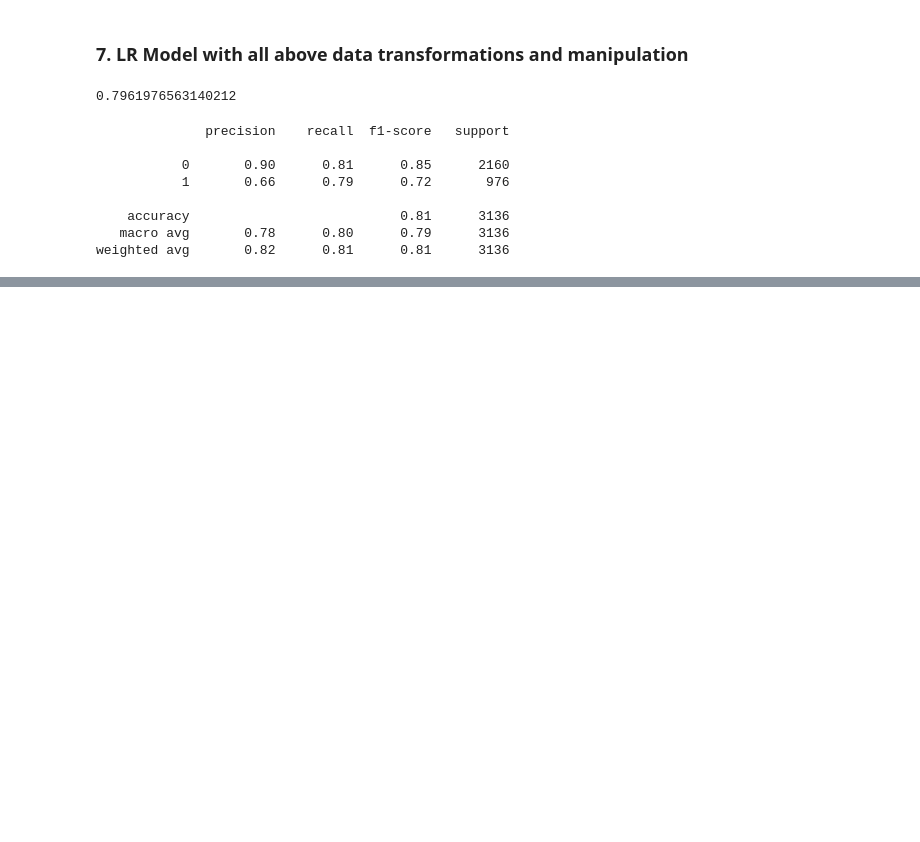
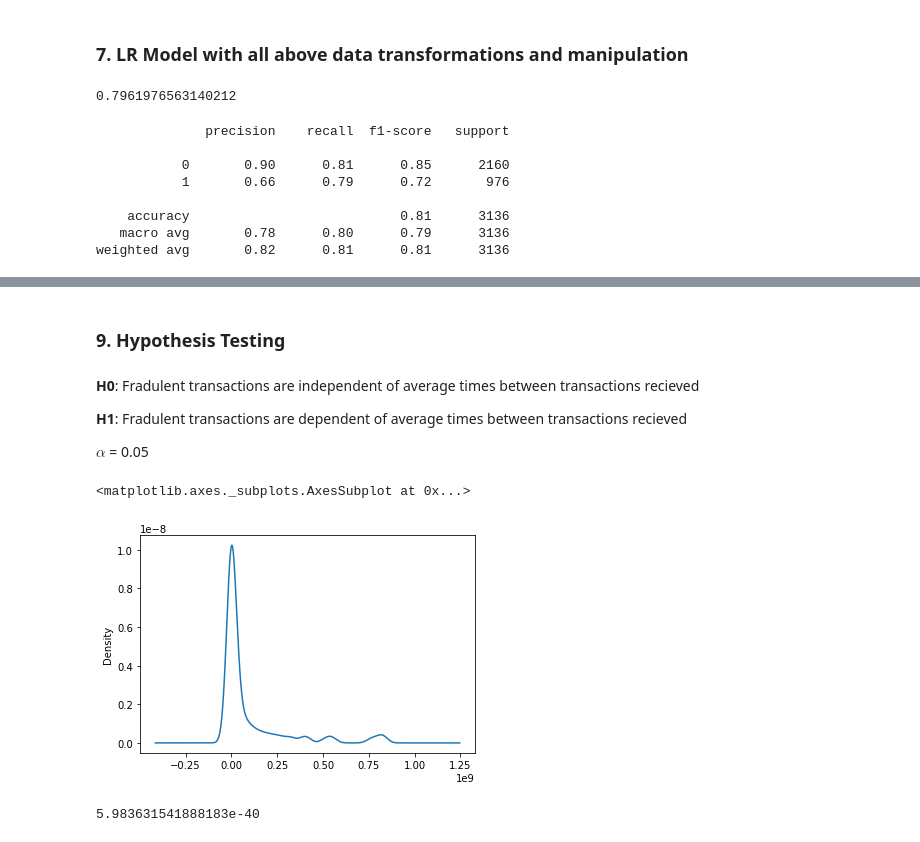
Before and after one commit to RushilPatel0703/DAE_Project, a Jupyter notebook: test.ipynb, the cells around one changed output, grey strips where cells are left out. Saved outputs shown, nothing was run; the diff lists cells and outputs as text; code cells hidden in the pictures; blank space fills up the shorter version.

Commit message:
Done one hypothesis testing, will complete rest later

```diff
--- a/test.ipynb
+++ b/test.ipynb
@@ -526,0 +541,13 @@ weighted avg       0.82      0.81      0.81      3136
+# %% [markdown]
+### 9. Hypothesis Testing
+# %% [markdown]
+**H0**: Fradulent transactions are independent of average times between transactions recieved
+
+**H1**: Fradulent transactions are dependent of average times between transactions recieved
+
+$\alpha$ = 0.05
+# %%
+df['avgTimeBetweenRecTnx'].plot(kind='kde') #Check distribution of average times
+# %% [output]
+<matplotlib.axes._subplots.AxesSubplot at 0x...>
+[figure, added]
@@ -526,0 +563,6 @@ weighted avg       0.82      0.81      0.81      3136
+# %%
+from scipy import stats as st
+p_value = st.norm.sf(abs(z_score))*2
+p_value
+# %% [output]
+5.983631541888183e-40
```
Also changed, not shown: parts of 5 cells of this notebook.
